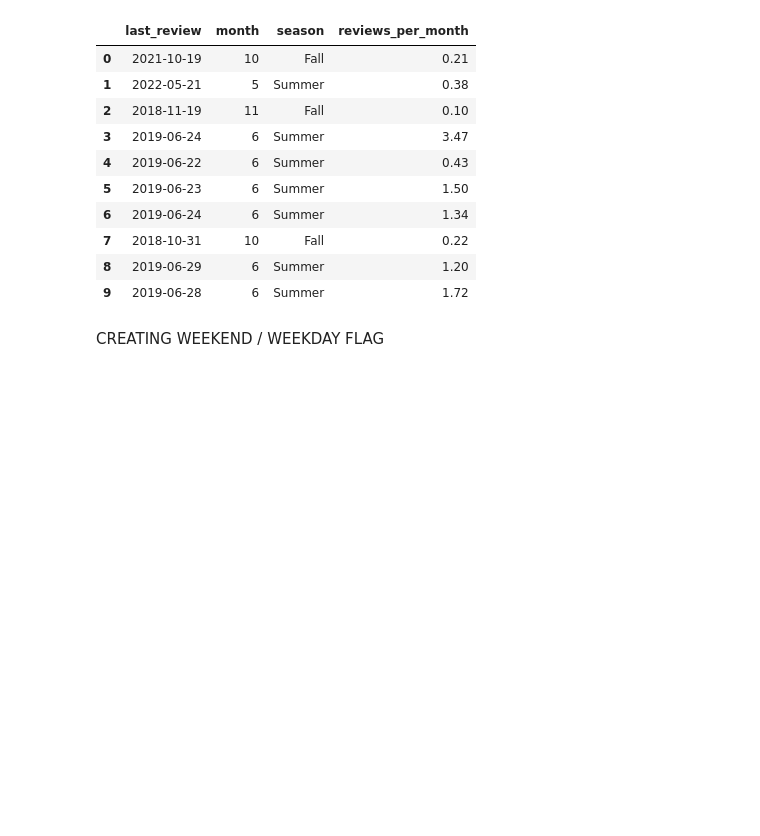
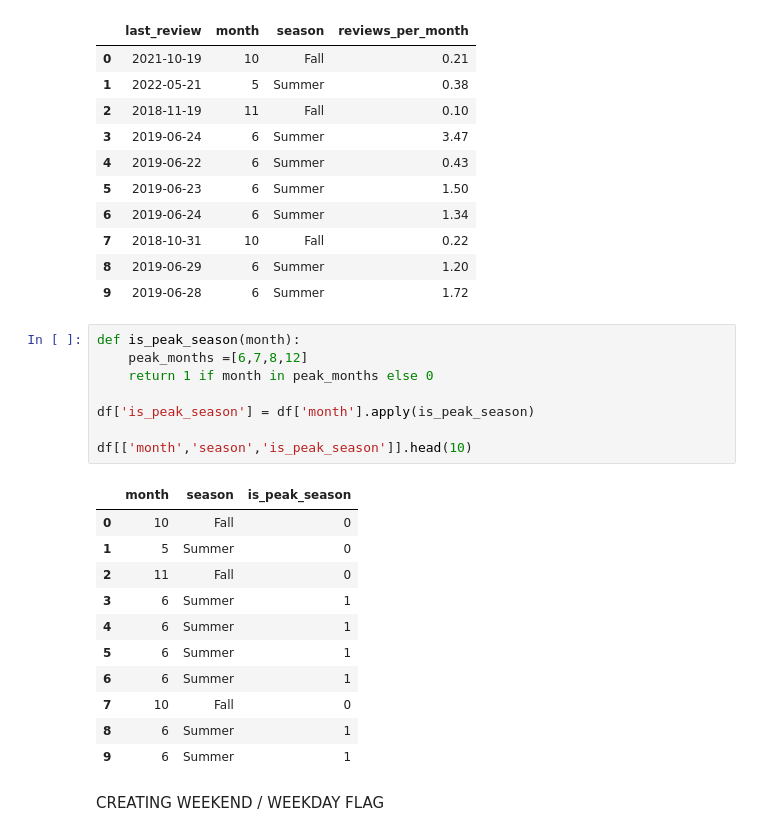
Before and after one commit to nithyashreeprojects/Airbnb, a Jupyter notebook: 02_Feature_Engineering.ipynb, the cells around one changed output. Cells and saved outputs as stored; diff of their text form; blank space fills up the shorter version.

```diff
--- a/02_Feature_Engineering.ipynb
+++ b/02_Feature_Engineering.ipynb
@@ -216,6 +216,26 @@ SAMPLE WITH SEASONS:
 | 7 | 2018-10-31 | 10 | Fall | 0.22 |
 | 8 | 2019-06-29 | 6 | Summer | 1.20 |
 | 9 | 2019-06-28 | 6 | Summer | 1.72 |
+# %%
+def is_peak_season(month):
+    peak_months =[6,7,8,12]
+    return 1 if month in peak_months else 0
+
+df['is_peak_season'] = df['month'].apply(is_peak_season)
+
+df[['month','season','is_peak_season']].head(10)
+# %% [output]
+|  | month | season | is_peak_season |
+| 0 | 10 | Fall | 0 |
+| 1 | 5 | Summer | 0 |
+| 2 | 11 | Fall | 0 |
+| 3 | 6 | Summer | 1 |
+| 4 | 6 | Summer | 1 |
+| 5 | 6 | Summer | 1 |
+| 6 | 6 | Summer | 1 |
+| 7 | 10 | Fall | 0 |
+| 8 | 6 | Summer | 1 |
+| 9 | 6 | Summer | 1 |
 # %% [markdown]
 CREATING WEEKEND / WEEKDAY FLAG
 # %%
```
Also changed, not shown: parts of 42 cells of this notebook.
